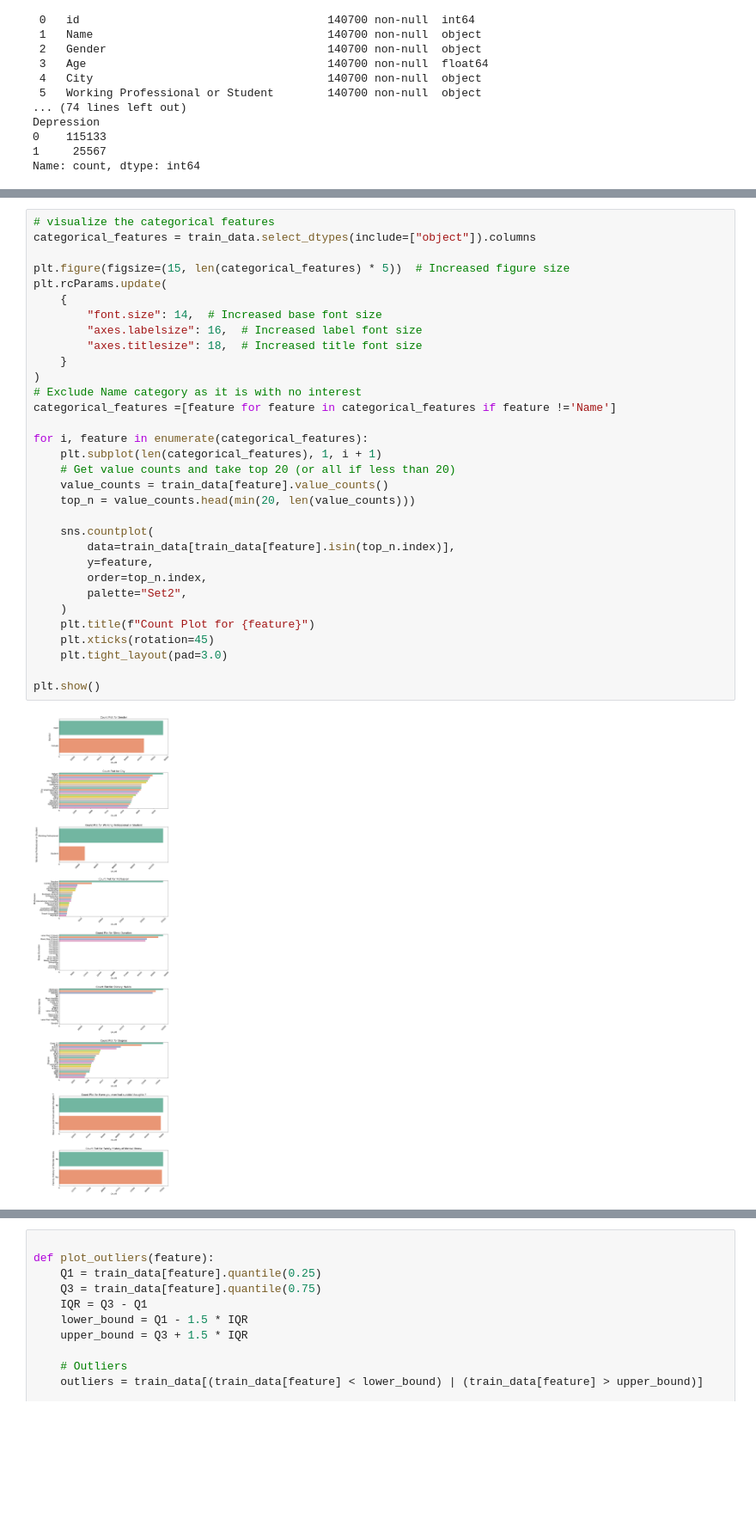
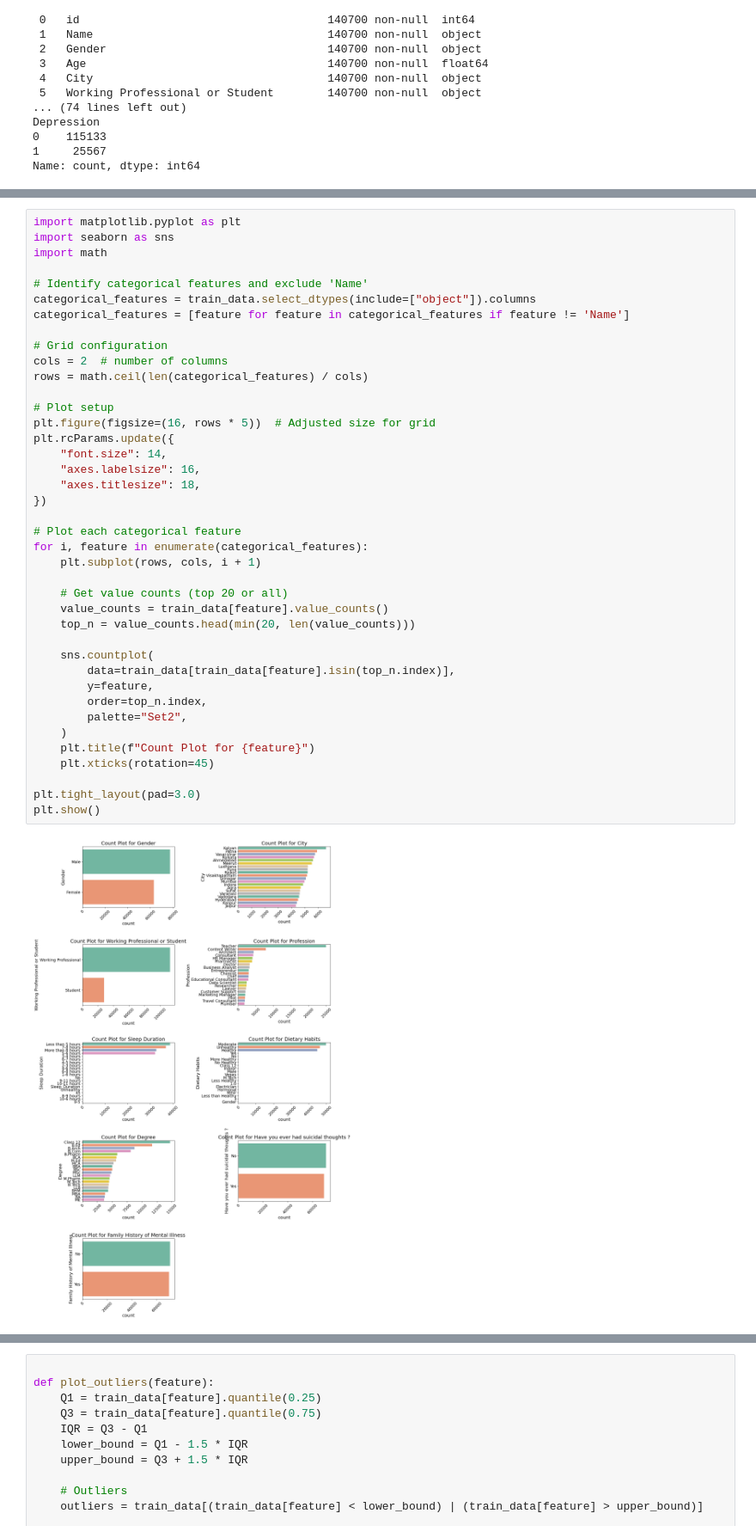
Before and after one commit to mennamohamed0207/Exploring-Mental-Health, a Jupyter notebook: data_analysis.ipynb, the cells around one changed output, grey strips where cells are left out. Shown at 86% size. Drawn from its saved outputs; the diff is of its cells as text; blank space fills up the shorter version.

```diff
--- a/data_analysis.ipynb
+++ b/data_analysis.ipynb
@@ -100,35 +120,43 @@ plt.show()
 # %%
-# visualize the categorical features
+import matplotlib.pyplot as plt
+import seaborn as sns
+import math
+
+# Identify categorical features and exclude 'Name'
 categorical_features = train_data.select_dtypes(include=["object"]).columns
+categorical_features = [feature for feature in categorical_features if feature != 'Name']
 
-plt.figure(figsize=(15, len(categorical_features) * 5))  # Increased figure size
-plt.rcParams.update(
-    {
-        "font.size": 14,  # Increased base font size
-        "axes.labelsize": 16,  # Increased label font size
-        "axes.titlesize": 18,  # Increased title font size
-    }
-)
-# Exclude Name category as it is with no interest
-categorical_features =[feature for feature in categorical_features if feature !='Name']
+# Grid configuration
+cols = 2  # number of columns
+rows = math.ceil(len(categorical_features) / cols)
 
+# Plot setup
+plt.figure(figsize=(16, rows * 5))  # Adjusted size for grid
+plt.rcParams.update({
+    "font.size": 14,
+    "axes.labelsize": 16,
+    "axes.titlesize": 18,
+})
+
+# Plot each categorical feature
 for i, feature in enumerate(categorical_features):
-    plt.subplot(len(categorical_features), 1, i + 1)
-    # Get value counts and take top 20 (or all if less than 20)
+    plt.subplot(rows, cols, i + 1)
+
+    # Get value counts (top 20 or all)
     value_counts = train_data[feature].value_counts()
     top_n = value_counts.head(min(20, len(value_counts)))
 
     sns.countplot(
         data=train_data[train_data[feature].isin(top_n.index)],
         y=feature,
         order=top_n.index,
         palette="Set2",
     )
     plt.title(f"Count Plot for {feature}")
     plt.xticks(rotation=45)
-    plt.tight_layout(pad=3.0)
 
+plt.tight_layout(pad=3.0)
 plt.show()
 # %% [output]
-[figure, old version]
+[figure, new version]
 # %%
```
Also changed, not shown: parts of 3 cells of this notebook, 1 other file.
